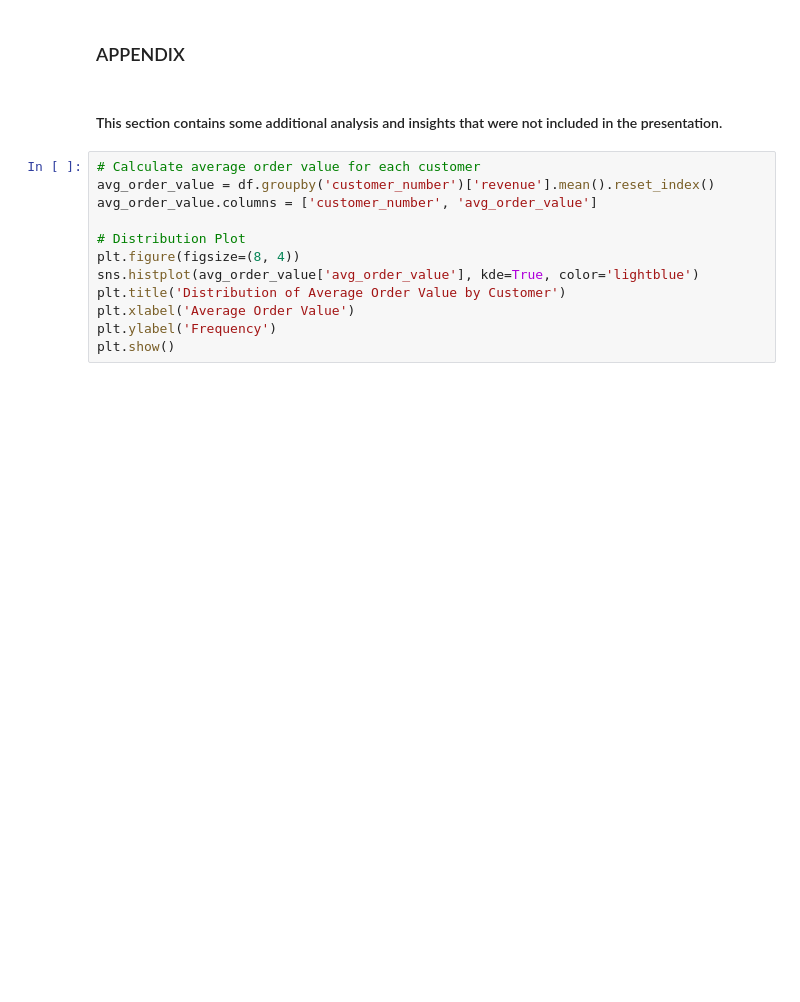
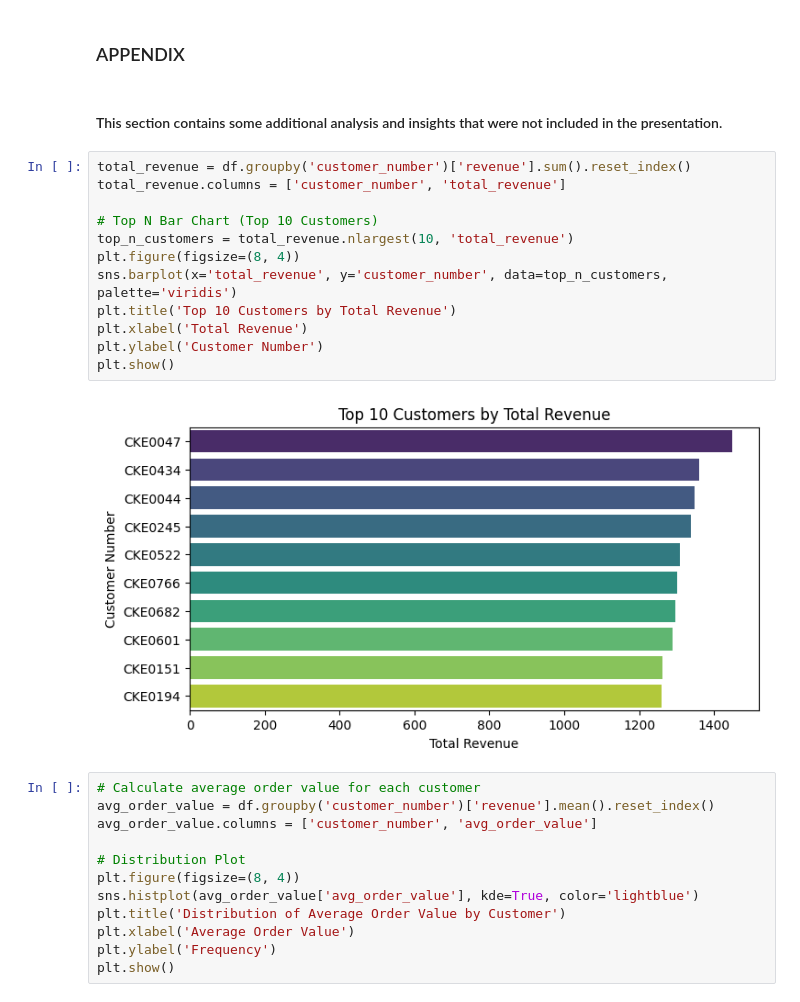
Before and after one commit to naveen-malla/Customer-Segmentation-and-SKU-Forecasting, a Jupyter notebook: customer_segmentation.ipynb, the cells around one changed output. Drawn from its saved outputs; the diff is of its cells as text; blank space fills up the shorter version.

```diff
--- a/customer_segmentation.ipynb
+++ b/customer_segmentation.ipynb
@@ -500,6 +628,20 @@ print(cluster_summary_3)
 ### APPENDIX
 # %% [markdown]
 #### This section contains some additional analysis and insights that were not included in the presentation.
+# %%
+total_revenue = df.groupby('customer_number')['revenue'].sum().reset_index()
+total_revenue.columns = ['customer_number', 'total_revenue']
+
+# Top N Bar Chart (Top 10 Customers)
+top_n_customers = total_revenue.nlargest(10, 'total_revenue')
+plt.figure(figsize=(8, 4))
+sns.barplot(x='total_revenue', y='customer_number', data=top_n_customers, palette='viridis')
+plt.title('Top 10 Customers by Total Revenue')
+plt.xlabel('Total Revenue')
+plt.ylabel('Customer Number')
+plt.show()
+# %% [output]
+[figure, added]
 # %%
 # Calculate average order value for each customer
 avg_order_value = df.groupby('customer_number')['revenue'].mean().reset_index()
```
Also changed, not shown: parts of 34 cells of this notebook.
